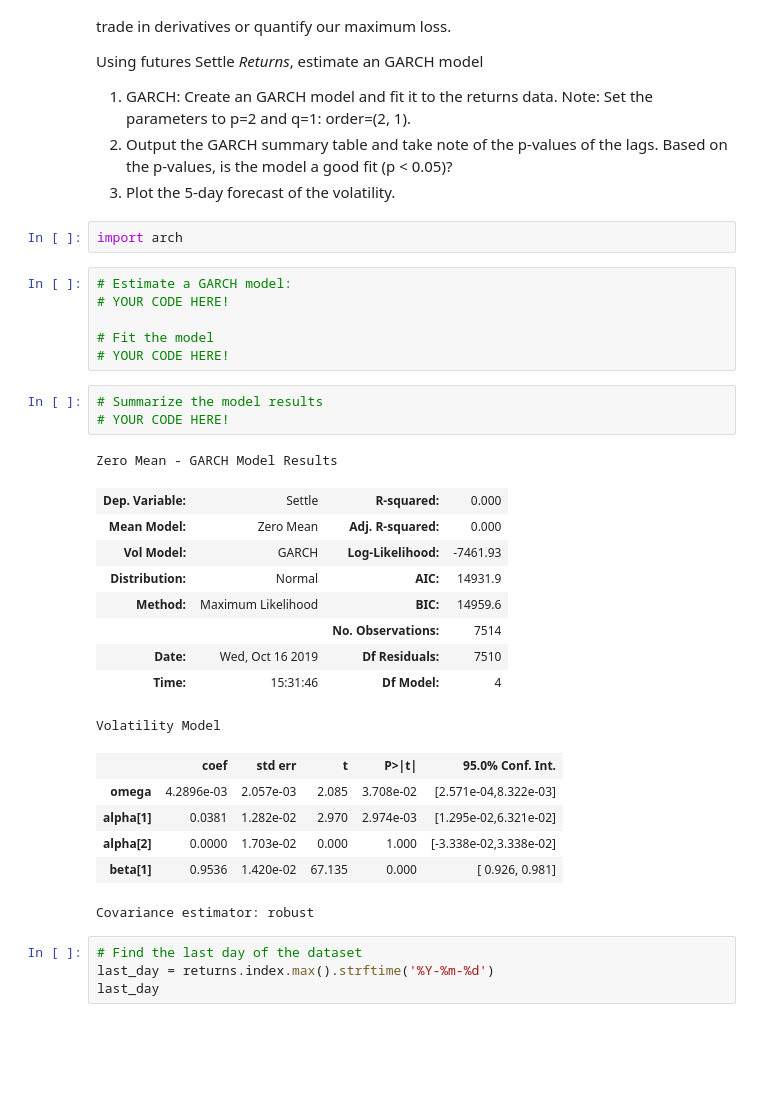
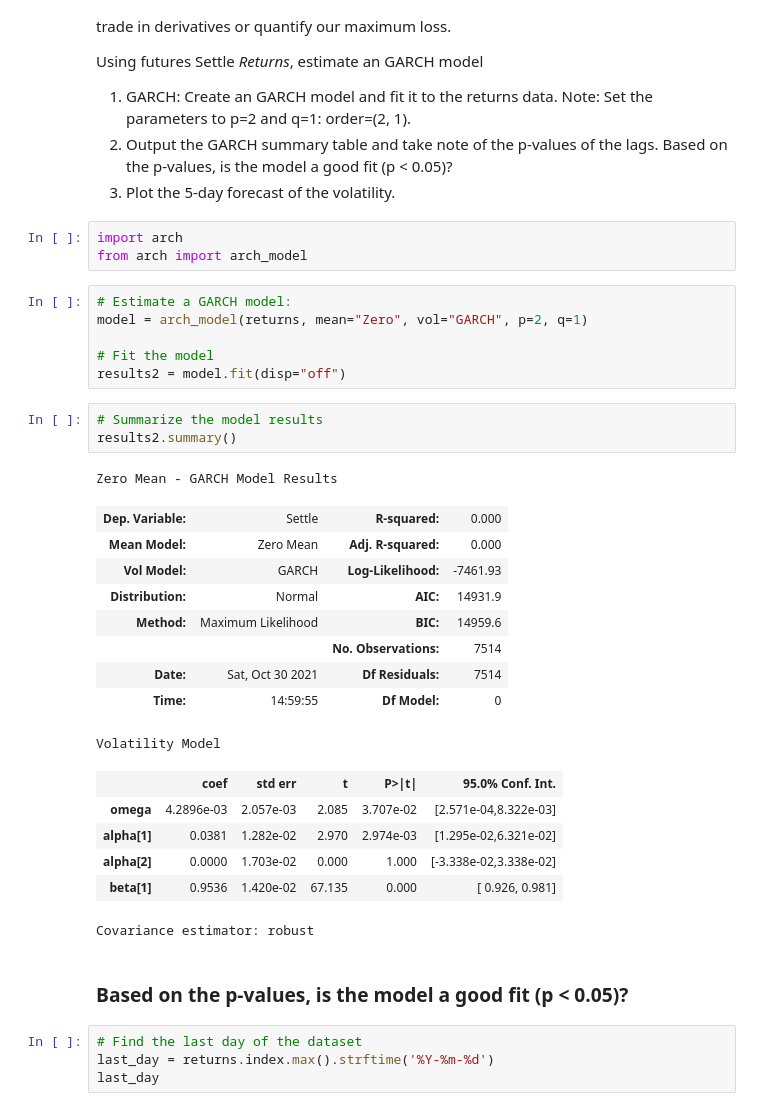
Before and after one commit to mmfsb/Time_Series_HW, a Jupyter notebook: Starter_Code/time_series_analysis.ipynb, the cells around one changed output. Cells and saved outputs as stored; diff of their text form; blank space fills up the shorter version.

```diff
--- a/Starter_Code/time_series_analysis.ipynb
+++ b/Starter_Code/time_series_analysis.ipynb
@@ -221,32 +335,35 @@ Using futures Settle *Returns*, estimate an GARCH model
 3. Plot the 5-day forecast of the volatility.
 # %%
 import arch
+from arch import arch_model
-# %%
-# Estimate a GARCH model:
-# YOUR CODE HERE!
-
-# Fit the model
-# YOUR CODE HERE!
+# %%
+# Estimate a GARCH model:
+model = arch_model(returns, mean="Zero", vol="GARCH", p=2, q=1)
+
+# Fit the model
+results2 = model.fit(disp="off")
 # %%
 # Summarize the model results
-# YOUR CODE HERE!
+results2.summary()
 # %% [output]
 Zero Mean - GARCH Model Results
 | Dep. Variable: | Settle | R-squared: | 0.000 |
 | Mean Model: | Zero Mean | Adj. R-squared: | 0.000 |
 | Vol Model: | GARCH | Log-Likelihood: | -7461.93 |
 | Distribution: | Normal | AIC: | 14931.9 |
 | Method: | Maximum Likelihood | BIC: | 14959.6 |
 |  |  | No. Observations: | 7514 |
-| Date: | Wed, Oct 16 2019 | Df Residuals: | 7510 |
-| Time: | 15:31:46 | Df Model: | 4 |
+| Date: | Sat, Oct 30 2021 | Df Residuals: | 7514 |
+| Time: | 14:59:55 | Df Model: | 0 |
 Volatility Model
 |  | coef | std err | t | P>|t| | 95.0% Conf. Int. |
-| omega | 4.2896e-03 | 2.057e-03 | 2.085 | 3.708e-02 | [2.571e-04,8.322e-03] |
+| omega | 4.2896e-03 | 2.057e-03 | 2.085 | 3.707e-02 | [2.571e-04,8.322e-03] |
 | alpha[1] | 0.0381 | 1.282e-02 | 2.970 | 2.974e-03 | [1.295e-02,6.321e-02] |
 | alpha[2] | 0.0000 | 1.703e-02 | 0.000 | 1.000 | [-3.338e-02,3.338e-02] |
 | beta[1] | 0.9536 | 1.420e-02 | 67.135 | 0.000 | [ 0.926, 0.981] |
 Covariance estimator: robust
+# %% [markdown]
+### Based on the p-values, is the model a good fit (p < 0.05)?
 # %%
 # Find the last day of the dataset
 last_day = returns.index.max().strftime('%Y-%m-%d')
```
Also changed, not shown: parts of 16 cells of this notebook.
